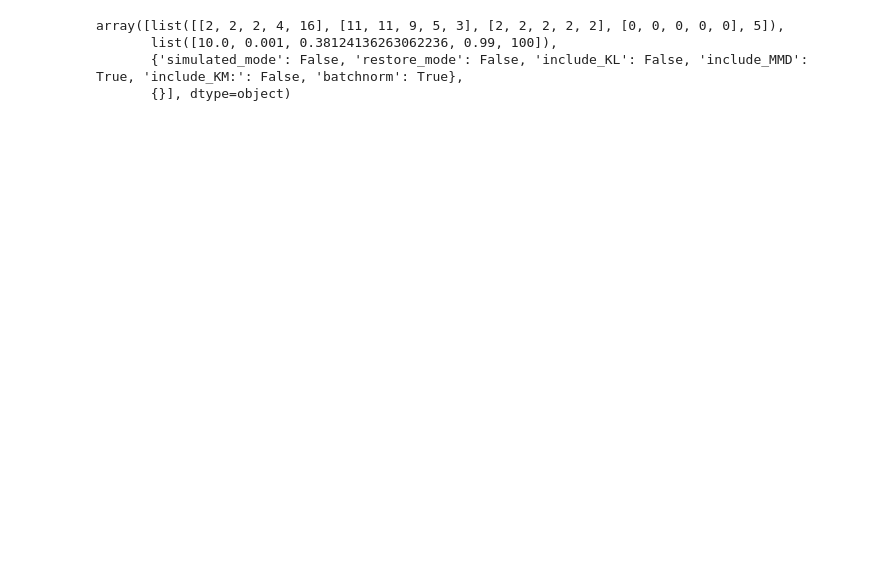
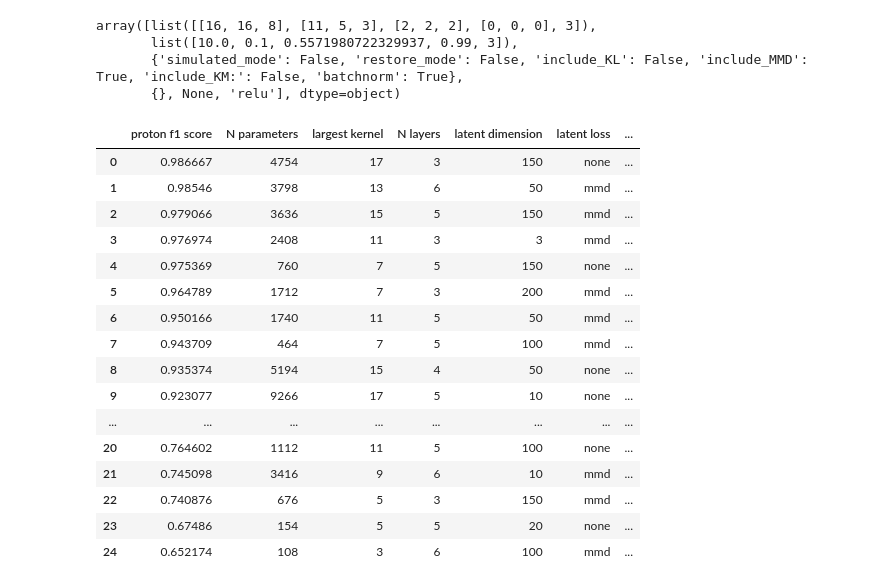
Before and after one commit to ATTPC/VAE-event-classification, a Jupyter notebook: notebooks/explore_randomsearch.ipynb, the cells around one changed output. Drawn from its saved outputs; the diff is of its cells as text; code cells hidden in the pictures; blank space fills up the shorter version.

```diff
--- a/notebooks/explore_randomsearch.ipynb
+++ b/notebooks/explore_randomsearch.ipynb
@@ -97,7 +320,27 @@ plt.savefig("../plots/simulated_clf/randomsearch_loss.pdf")
 # %%
-param_vals[0]
+param_vals[3]
 # %% [output]
-array([list([[2, 2, 2, 4, 16], [11, 11, 9, 5, 3], [2, 2, 2, 2, 2], [0, 0, 0, 0, 0], 5]),
-       list([10.0, 0.001, 0.38124136263062236, 0.99, 100]),
+array([list([[16, 16, 8], [11, 5, 3], [2, 2, 2], [0, 0, 0], 3]),
+       list([10.0, 0.1, 0.5571980722329937, 0.99, 3]),
        {'simulated_mode': False, 'restore_mode': False, 'include_KL': False, 'include_MMD': True, 'include_KM:': False, 'batchnorm': True},
-       {}], dtype=object)
+       {}, None, 'relu'], dtype=object)
+# %%
+perf_df
+# %% [output]
+|  | proton f1 score | N parameters | largest kernel | N layers | latent dimension | latent loss | ... |
+| 0 | 0.986667 | 4754 | 17 | 3 | 150 | none | ... |
+| 1 | 0.98546 | 3798 | 13 | 6 | 50 | mmd | ... |
+| 2 | 0.979066 | 3636 | 15 | 5 | 150 | mmd | ... |
+| 3 | 0.976974 | 2408 | 11 | 3 | 3 | mmd | ... |
+| 4 | 0.975369 | 760 | 7 | 5 | 150 | none | ... |
+| 5 | 0.964789 | 1712 | 7 | 3 | 200 | mmd | ... |
+| 6 | 0.950166 | 1740 | 11 | 5 | 50 | mmd | ... |
+| 7 | 0.943709 | 464 | 7 | 5 | 100 | mmd | ... |
+| 8 | 0.935374 | 5194 | 15 | 4 | 50 | none | ... |
+| 9 | 0.923077 | 9266 | 17 | 5 | 10 | none | ... |
+| ... | ... | ... | ... | ... | ... | ... | ... |
+| 20 | 0.764602 | 1112 | 11 | 5 | 100 | none | ... |
+| 21 | 0.745098 | 3416 | 9 | 6 | 10 | mmd | ... |
+| 22 | 0.740876 | 676 | 5 | 3 | 150 | mmd | ... |
+| 23 | 0.67486 | 154 | 5 | 5 | 20 | none | ... |
+| 24 | 0.652174 | 108 | 3 | 6 | 100 | mmd | ... |
```
Also changed, not shown: parts of 16 cells of this notebook, 48 other files.
